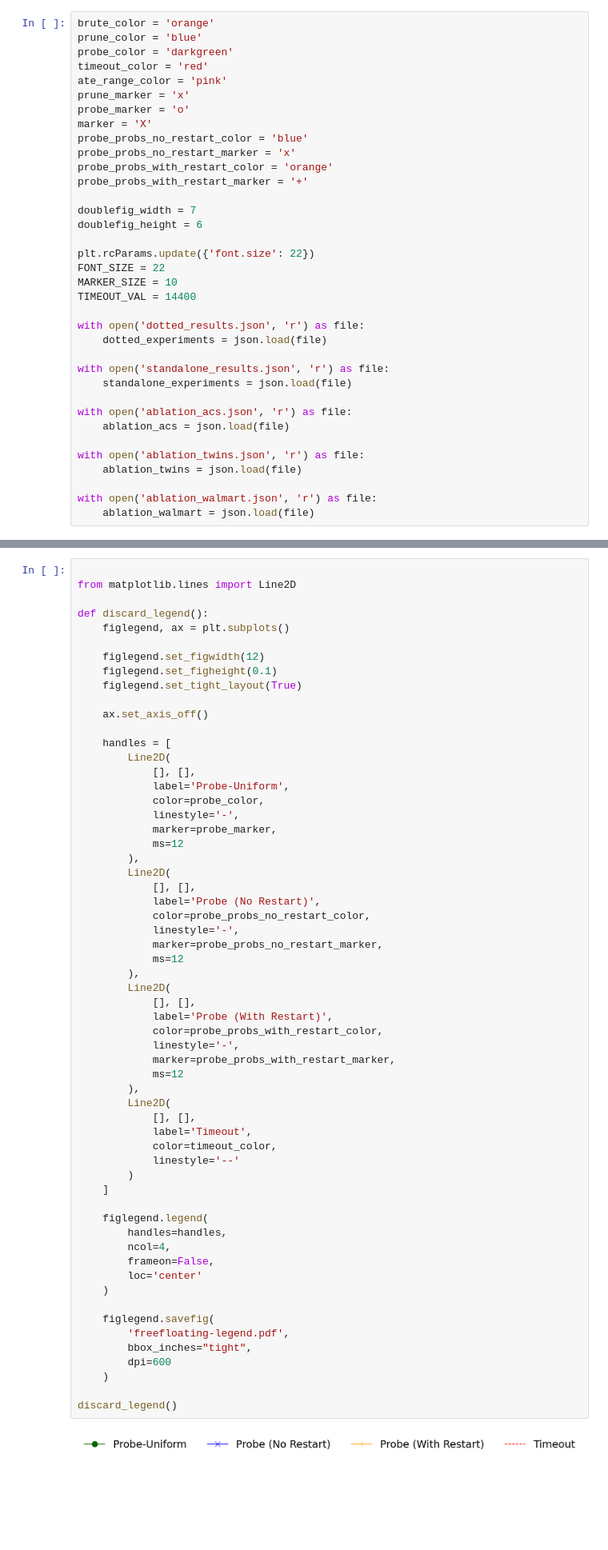
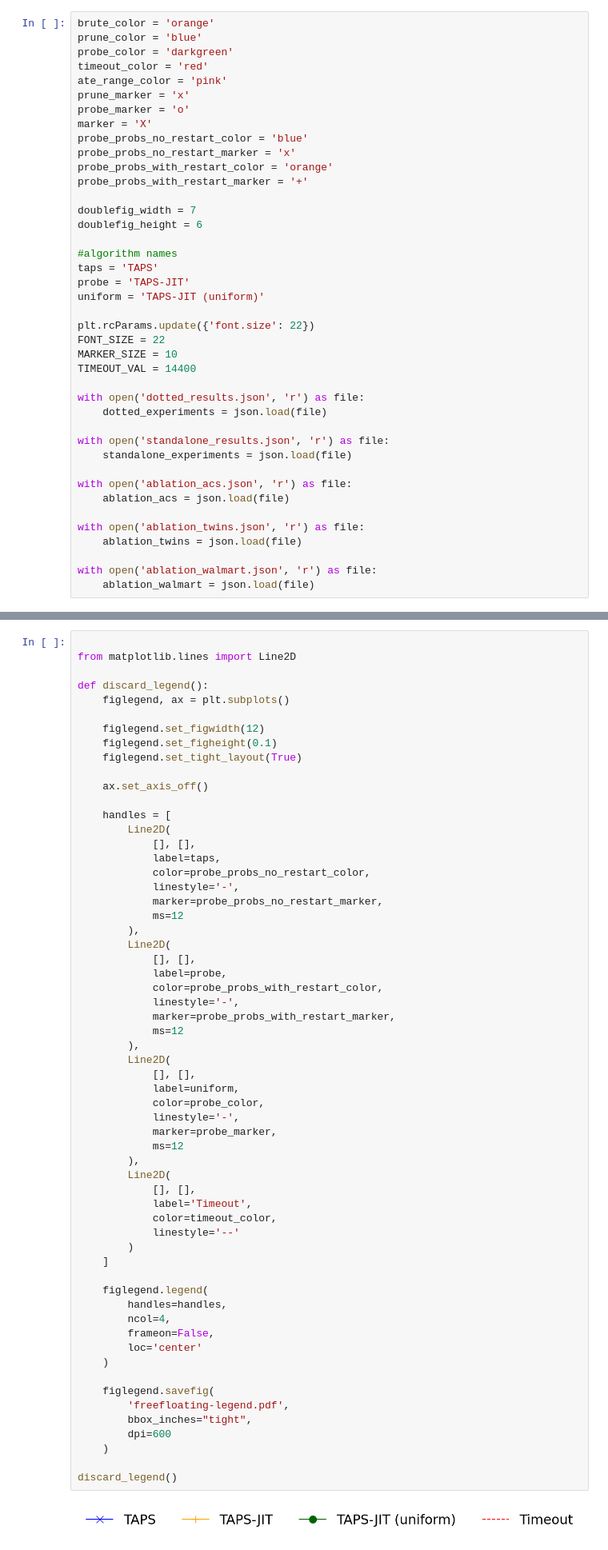
Before and after one commit to danielbarcohen-bot/ATE-shifting, a Jupyter notebook: graphs.ipynb, the cells around one changed output, grey strips where cells are left out. Shown at 80% size. Drawn from its saved outputs; the diff is of its cells as text; blank space fills up the shorter version.

Commit message:
algo names, fix fill

```diff
--- a/graphs.ipynb
+++ b/graphs.ipynb
@@ -32,6 +27,11 @@ probe_probs_with_restart_marker = '+'
 
 doublefig_width = 7
 doublefig_height = 6
+
+#algorithm names
+taps = 'TAPS'
+probe = 'TAPS-JIT'
+uniform = 'TAPS-JIT (uniform)'
 
 plt.rcParams.update({'font.size': 22})
 FONT_SIZE = 22
@@ -329,15 +329,7 @@ def discard_legend():
     handles = [
         Line2D(
             [], [],
-            label='Probe-Uniform',
-            color=probe_color,
-            linestyle='-',
-            marker=probe_marker,
-            ms=12
-        ),
-        Line2D(
-            [], [],
-            label='Probe (No Restart)',
+            label=taps,
             color=probe_probs_no_restart_color,
             linestyle='-',
             marker=probe_probs_no_restart_marker,
@@ -345,36 +337,44 @@ def discard_legend():
         ),
         Line2D(
             [], [],
-            label='Probe (With Restart)',
+            label=probe,
             color=probe_probs_with_restart_color,
             linestyle='-',
             marker=probe_probs_with_restart_marker,
+            ms=12
+        ),
+        Line2D(
+            [], [],
+            label=uniform,
+            color=probe_color,
+            linestyle='-',
+            marker=probe_marker,
             ms=12
         ),
         Line2D(
             [], [],
             label='Timeout',
             color=timeout_color,
             linestyle='--'
         )
     ]
 
     figlegend.legend(
         handles=handles,
         ncol=4,
         frameon=False,
         loc='center'
     )
 
     figlegend.savefig(
         'freefloating-legend.pdf',
         bbox_inches="tight",
         dpi=600
     )
 
 discard_legend()
 # %% [output]
-[figure, old version]
+[figure, new version]
 # %% [markdown]
 number of dataset duplications vs run time
 # %%
```
Also changed, not shown: parts of 7 cells of this notebook.
